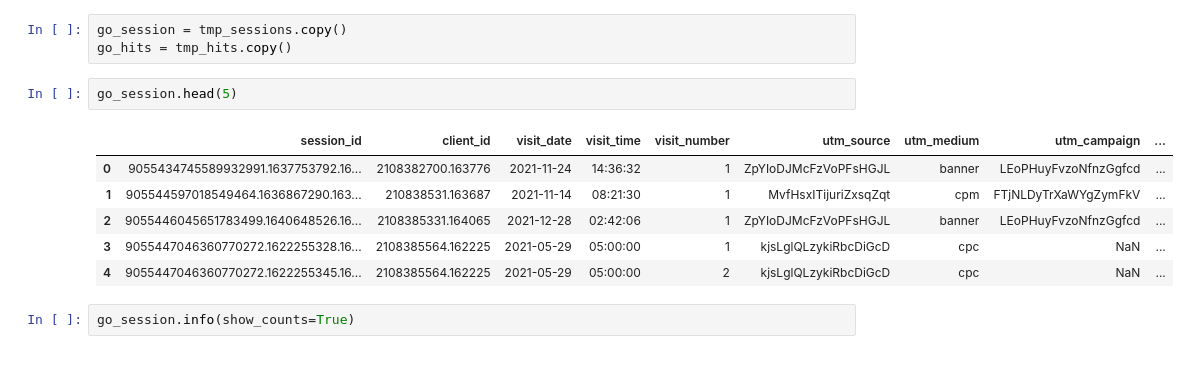
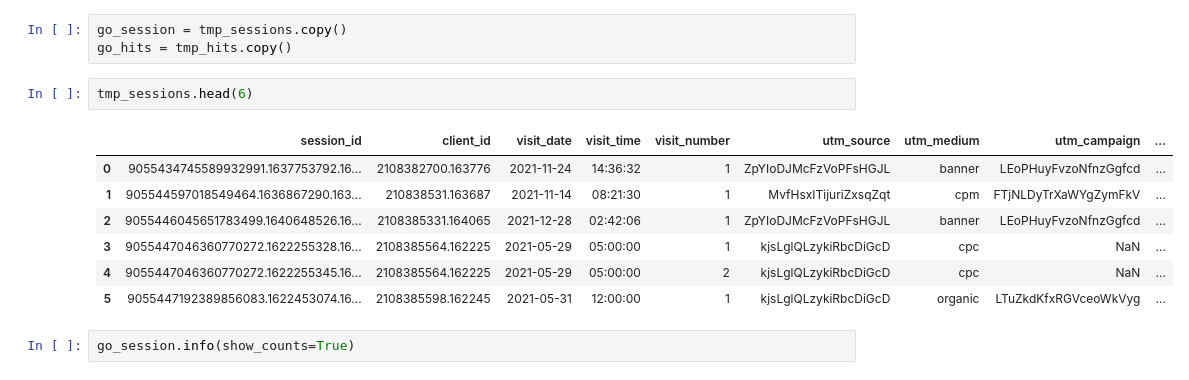
Before and after one commit to GDA-86/SBER_PROJECT_GRUSHINDA, a Jupyter notebook: dev/EDA.ipynb, the cells around one changed output. Cells and saved outputs as stored; diff of their text form.

```diff
--- a/dev/EDA.ipynb
+++ b/dev/EDA.ipynb
@@ -70,14 +70,15 @@ tmp_hits = pd.read_csv('data/ga_hits.csv')
 go_session = tmp_sessions.copy()
 go_hits = tmp_hits.copy()
 # %%
-go_session.head(5)
+tmp_sessions.head(6)
 # %% [output]
 |  | session_id | client_id | visit_date | visit_time | visit_number | utm_source | utm_medium | utm_campaign | ... |
 | 0 | 9055434745589932991.1637753792.16... | 2108382700.163776 | 2021-11-24 | 14:36:32 | 1 | ZpYIoDJMcFzVoPFsHGJL | banner | LEoPHuyFvzoNfnzGgfcd | ... |
 | 1 | 905544597018549464.1636867290.163... | 210838531.163687 | 2021-11-14 | 08:21:30 | 1 | MvfHsxITijuriZxsqZqt | cpm | FTjNLDyTrXaWYgZymFkV | ... |
 | 2 | 9055446045651783499.1640648526.16... | 2108385331.164065 | 2021-12-28 | 02:42:06 | 1 | ZpYIoDJMcFzVoPFsHGJL | banner | LEoPHuyFvzoNfnzGgfcd | ... |
 | 3 | 9055447046360770272.1622255328.16... | 2108385564.162225 | 2021-05-29 | 05:00:00 | 1 | kjsLglQLzykiRbcDiGcD | cpc | NaN | ... |
 | 4 | 9055447046360770272.1622255345.16... | 2108385564.162225 | 2021-05-29 | 05:00:00 | 2 | kjsLglQLzykiRbcDiGcD | cpc | NaN | ... |
+| 5 | 9055447192389856083.1622453074.16... | 2108385598.162245 | 2021-05-31 | 12:00:00 | 1 | kjsLglQLzykiRbcDiGcD | organic | LTuZkdKfxRGVceoWkVyg | ... |
 # %%
 go_session.info(show_counts=True)
 # %% [output]
```
Also changed, not shown: parts of 1 cell of this notebook.
